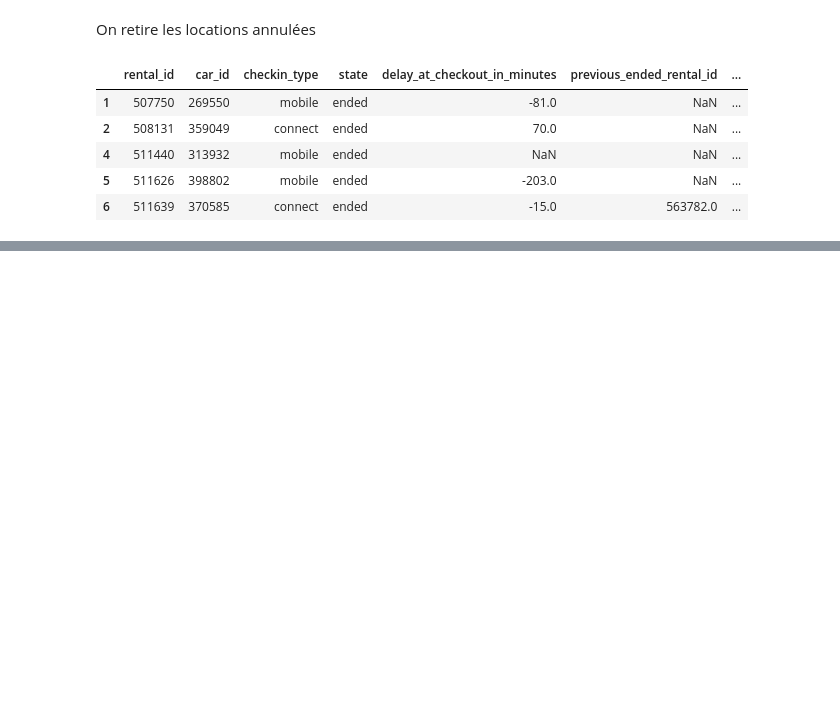
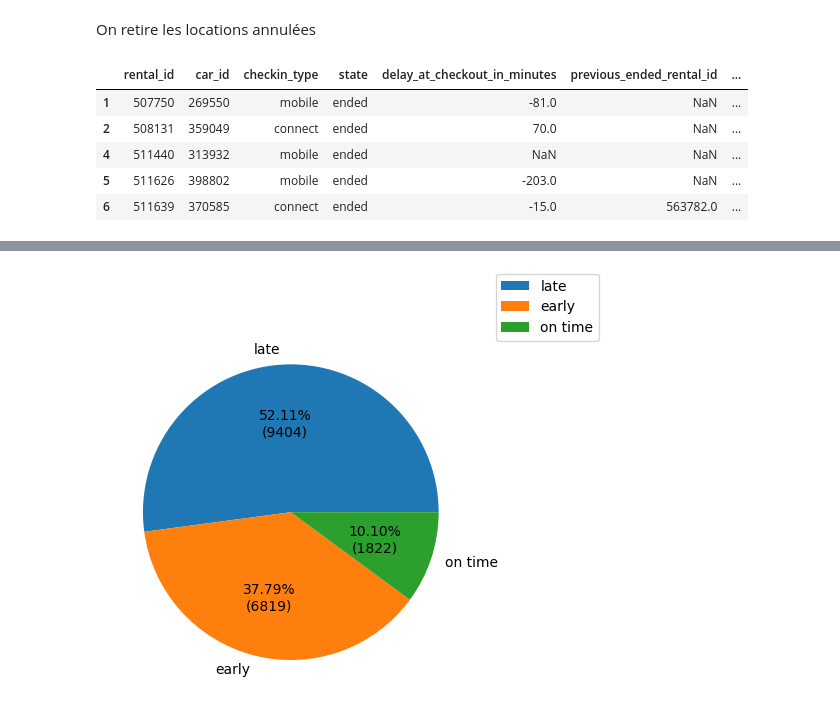
Before and after one commit to TheoGuil/jedha_projects, a Jupyter notebook: Deployment/study.ipynb, the cells around one changed output, grey strips where cells are left out. Drawn from its saved outputs; the diff is of its cells as text; code cells hidden in the pictures; blank space fills up the shorter version.

```diff
--- a/Deployment/study.ipynb
+++ b/Deployment/study.ipynb
@@ -49,0 +59,17 @@ df.head()
+# %%
+def get_delay_state(minutes):
+    if (minutes < 0):
+        return "early"
+    elif (minutes > 0 ):
+        return "late"
+    else:
+        return "on time"
+
+df["delay_state"] = df["delay_at_checkout_in_minutes"].apply(get_delay_state)
+# %%
+delay_state_value_counts = df.delay_state.value_counts()
+plt.pie(delay_state_value_counts, labels=delay_state_value_counts.index, autopct=lambda p:f'{p:.2f}%\n({p*sum(delay_state_value_counts)/100 :.0f})')
+plt.figlegend(delay_state_value_counts.index)
+plt.show()
+# %% [output]
+[figure, added]
```
Also changed, not shown: parts of 4 cells of this notebook, 1 other file.
